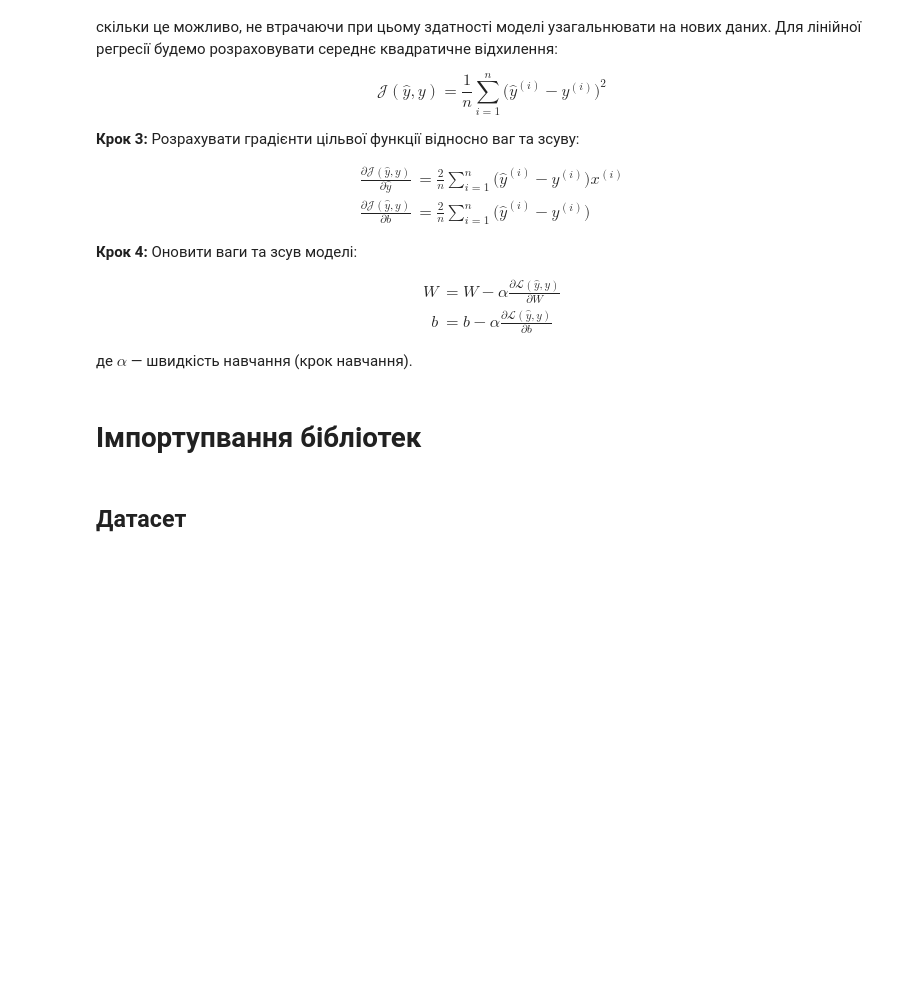
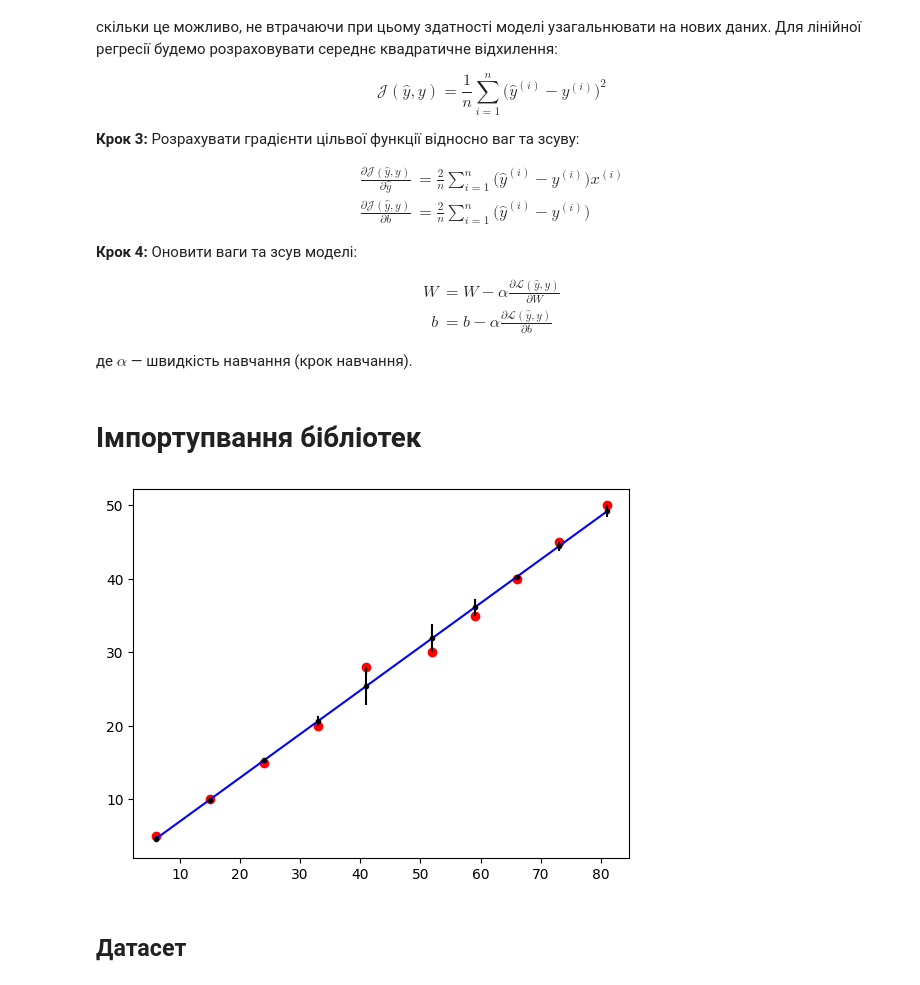
Before and after one commit to YKochura/ai-lab, a Jupyter notebook: linear-regression/linear_regression.ipynb, the cells around one changed output. Saved outputs shown, nothing was run; the diff lists cells and outputs as text; code cells hidden in the pictures; blank space fills up the shorter version.

```diff
--- a/linear-regression/linear_regression.ipynb
+++ b/linear-regression/linear_regression.ipynb
@@ -72,6 +72,18 @@ import matplotlib.pyplot as plt
 from sklearn.model_selection import train_test_split
 
 np.random.seed(123)
+# %%
+x = np.array([6, 15, 24, 33, 41, 52, 59, 66, 73, 81])
+y = np.array([5, 10, 15, 20, 28, 30, 35, 40, 45, 50])
+
+coef = np.polyfit(x, y, 1)
+poly1d_fn = np.poly1d(coef)  # to create a linear function with coefficients
+
+plt.plot(x, y, 'ro', x, poly1d_fn(x), '-b')
+plt.errorbar(x, poly1d_fn(x), yerr=abs(poly1d_fn(x) - y), fmt='.k')
+plt.show()
+# %% [output]
+[figure, added]
 # %% [markdown]
 ## Датасет
 # %%
```
Also changed, not shown: parts of 5 cells of this notebook.
